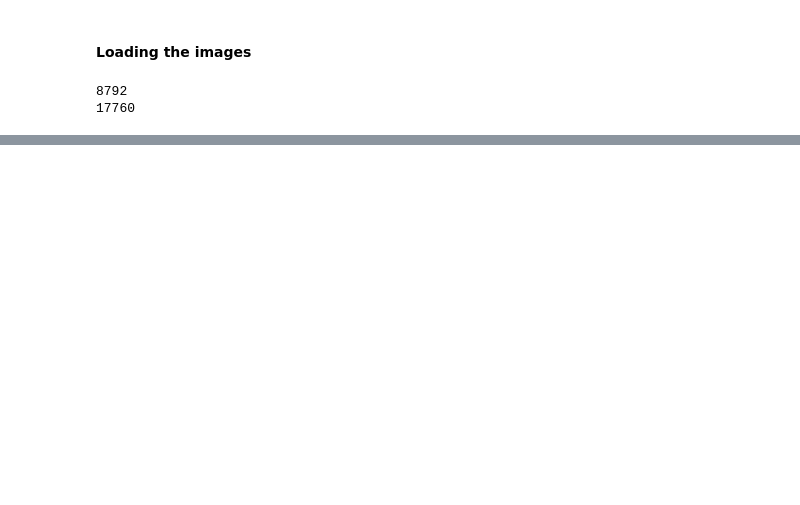
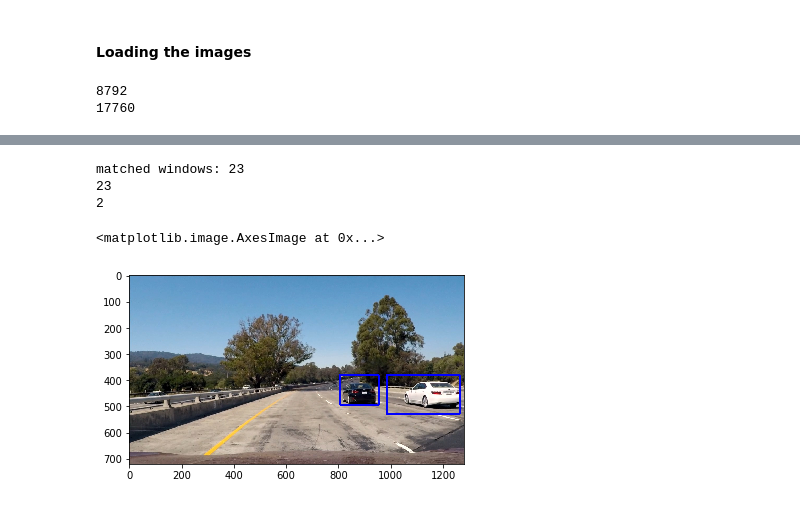
Before and after one commit to deepak-singh29/Vehicle_Detection, a Jupyter notebook: vehicle_detection.ipynb, the cells around one changed output, grey strips where cells are left out. Drawn from its saved outputs; the diff is of its cells as text; code cells hidden in the pictures; blank space fills up the shorter version.

Commit message:
Add files via upload
Added pipeline description

```diff
--- a/vehicle_detection.ipynb
+++ b/vehicle_detection.ipynb
@@ -191,0 +363,38 @@ Test Accuracy : 0.9293355855855856
+# %%
+def pipeline(frame_img):
+    windows = all_windows(frame_img)
+    hot_window = search_window_obj(frame_img,svc,windows)
+    print(len(hot_window))
+    # windows_img = draw_boxes(frame_img,hot_window)
+    #plt.imsave('detected.jpg',windows_img)
+
+    heat = np.zeros_like(frame_img[:,:,0]).astype(np.float)
+
+    # Add heat to each box in box list
+    heat = add_heat(heat,hot_window)
+
+    # Apply threshold to help remove false positives
+    heat = apply_threshold(heat,2)
+
+    # Visualize the heatmap when displaying
+    heatmap = np.clip(heat, 0, 255)
+
+    # Find final boxes from heatmap using label function
+    labels = label(heatmap)
+    # print(type(labels))
+
+    # to remove false positives
+    heat_thrshold = [30,30]
+    draw_img = draw_labeled_bboxes(np.copy(frame_img), labels ,heat_thrshold)
+    return draw_img
+# %%
+# pipeline testing
+f_img = plt.imread('./test_images/test1.jpg')
+ret_img = pipeline(f_img)
+plt.imshow(ret_img)
+# %% [output]
+matched windows: 23
+23
+2
+<matplotlib.image.AxesImage at 0x...>
+[figure, added]
```
Also changed, not shown: parts of 10 cells of this notebook.
